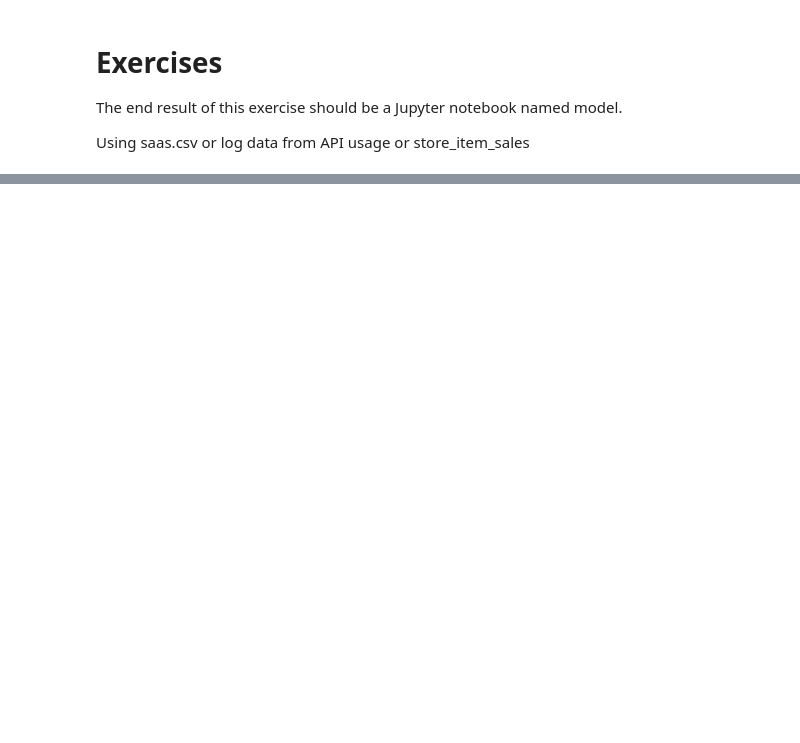
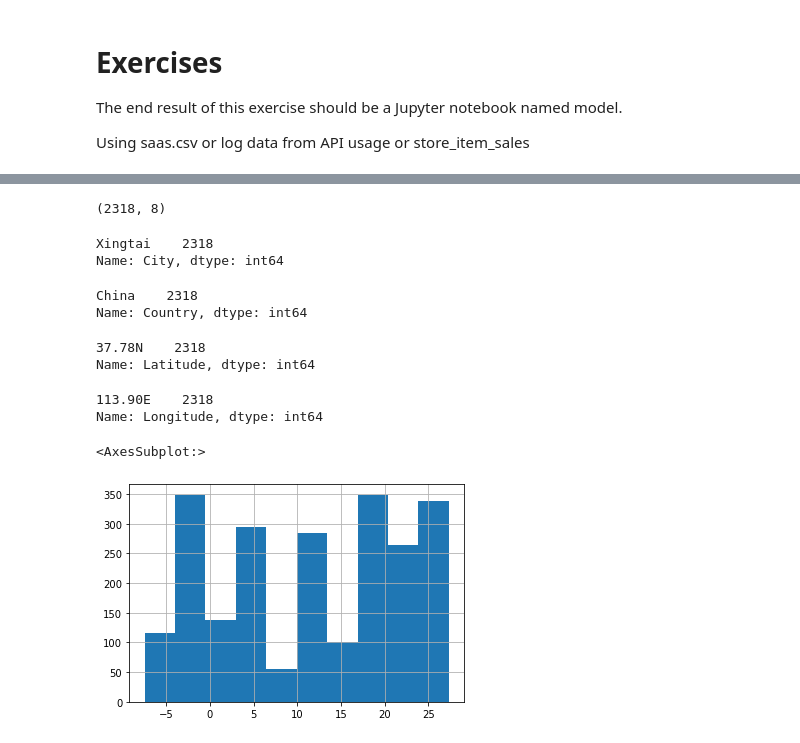
Before and after one commit to ljackson707/time-series-exercises, a Jupyter notebook: data_modeling/modeling_exercises.ipynb, the cells around one changed output, grey strips where cells are left out. Drawn from its saved outputs; the diff is of its cells as text; code cells hidden in the pictures; blank space fills up the shorter version.

```diff
--- a/data_modeling/modeling_exercises.ipynb
+++ b/data_modeling/modeling_exercises.ipynb
@@ -45,0 +24,3 @@ df.head()
+# %%
+df = pd.read_csv('GlobalLandTemperaturesByCity.csv')
+df.head()
@@ -45,0 +34,4 @@ df.head()
+# %%
+df = df[df.City == 'Xingtai']
+# %%
+df['avg_temp_f'] = (df.AverageTemperature * 9/5) + 32 # converts temp to degree farenheit
@@ -45,0 +47,29 @@ df.head()
+# %%
+df.shape
+# %% [output]
+(2318, 8)
+# %%
+df.City.value_counts()
+# %% [output]
+Xingtai    2318
+Name: City, dtype: int64
+# %%
+df.Country.value_counts()
+# %% [output]
+China    2318
+Name: Country, dtype: int64
+# %%
+df.Latitude.value_counts()
+# %% [output]
+37.78N    2318
+Name: Latitude, dtype: int64
+# %%
+df.Longitude.value_counts()
+# %% [output]
+113.90E    2318
+Name: Longitude, dtype: int64
+# %%
+df.AverageTemperature.hist()
+# %% [output]
+<AxesSubplot:>
+[figure, added]
```
Also changed, not shown: parts of 75 cells of this notebook.
